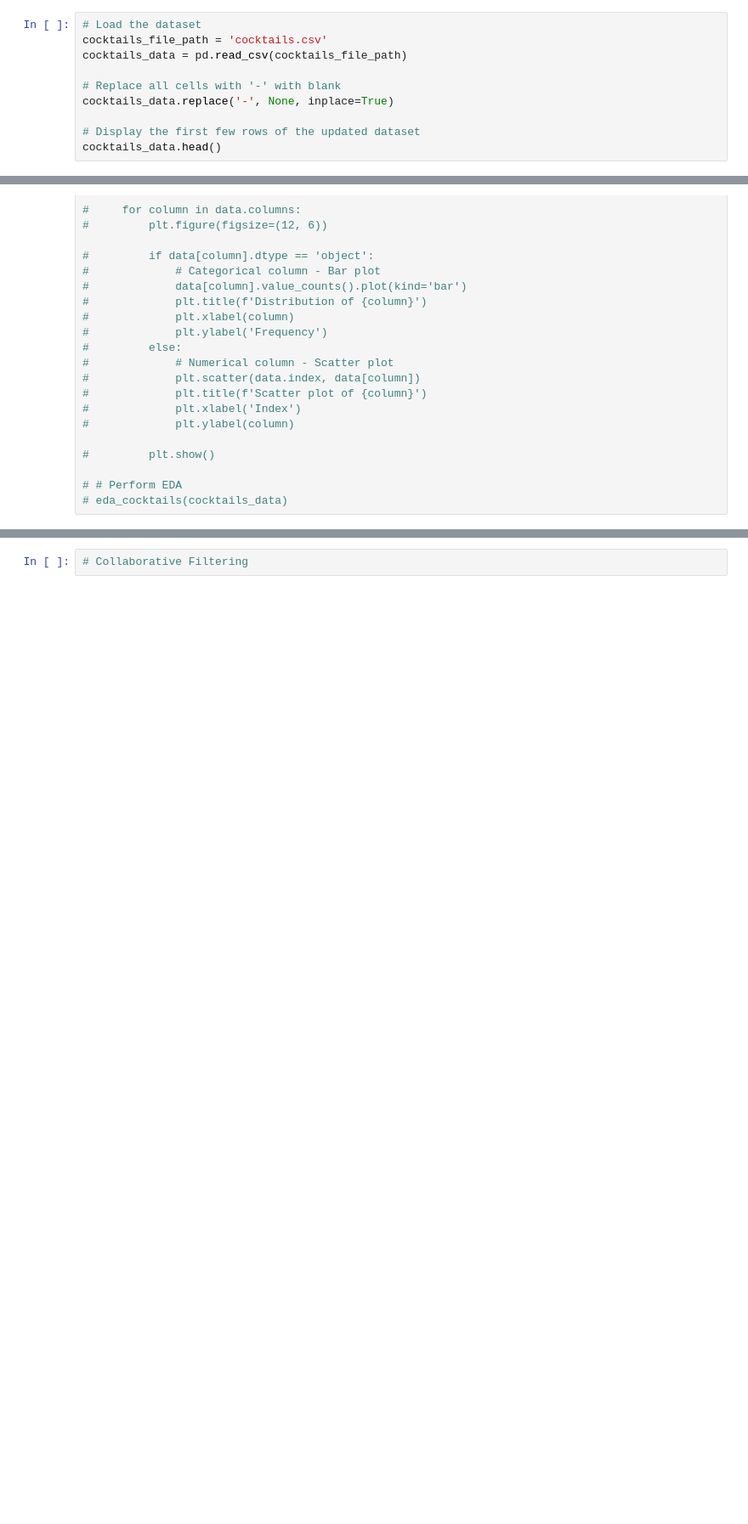
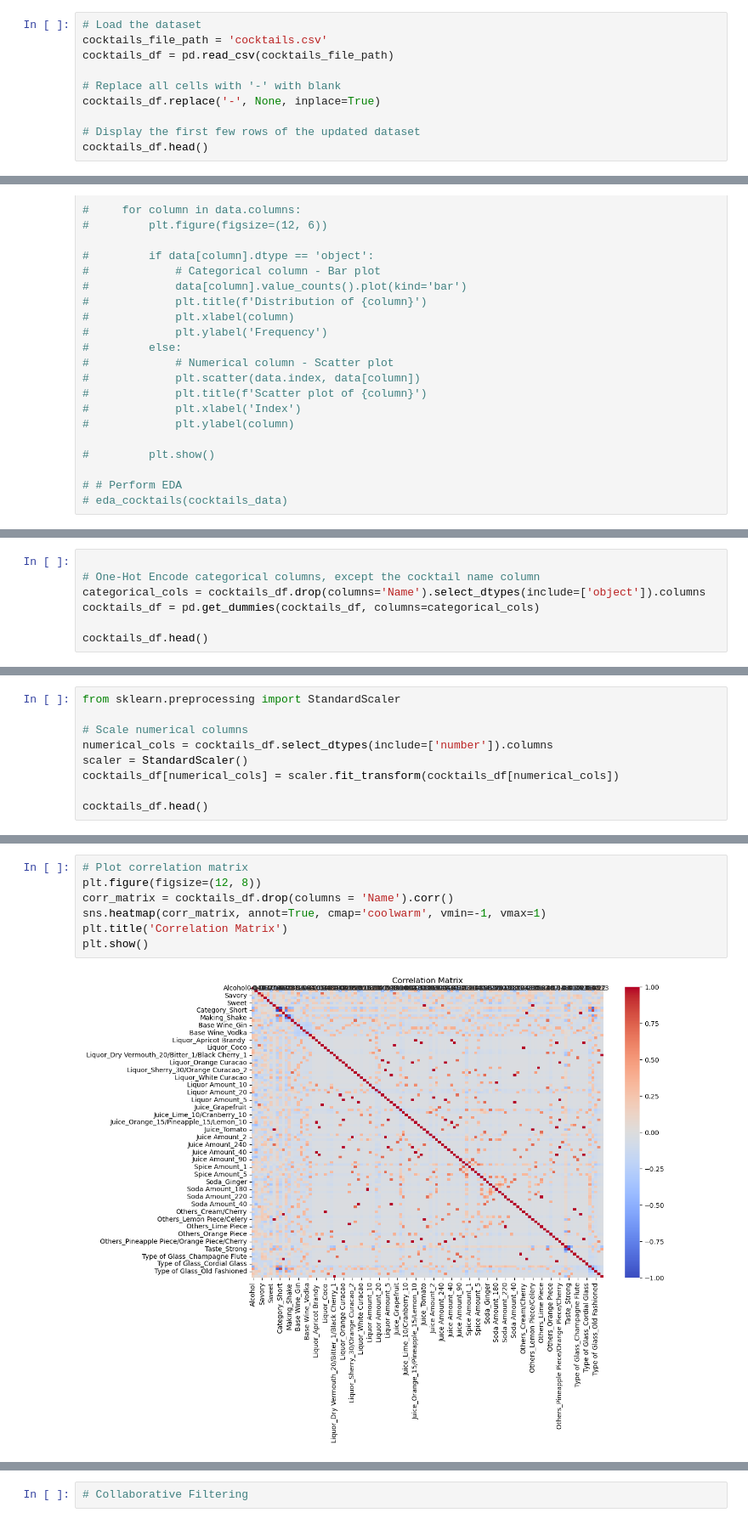
Before and after one commit to dpatel77/CocktailRecommenderSystem, a Jupyter notebook: cocktails.ipynb, the cells around one changed output, grey strips where cells are left out. Shown at 85% size. Cells and saved outputs as stored; diff of their text form; blank space fills up the shorter version.

```diff
--- a/cocktails.ipynb
+++ b/cocktails.ipynb
@@ -52,13 +63,13 @@ import seaborn as sns
 # %%
 # Load the dataset
 cocktails_file_path = 'cocktails.csv'
-cocktails_data = pd.read_csv(cocktails_file_path)
+cocktails_df = pd.read_csv(cocktails_file_path)
 
 # Replace all cells with '-' with blank
-cocktails_data.replace('-', None, inplace=True)
+cocktails_df.replace('-', None, inplace=True)
 
 # Display the first few rows of the updated dataset
-cocktails_data.head()
+cocktails_df.head()
 # %% [output]
 |  | Alcohol | Name | Category | Making | Base Wine | Base Wine Amount | Liquor | Liquor Amount | Juice | ... |
 | 0 | 5 | Tequila Sunset | Short | Blend | Tequila | 30 | None | None | Lemon | ... |
@@ -235,0 +138,7 @@ print(ratings_df.head())
+# %%
+
+# One-Hot Encode categorical columns, except the cocktail name column
+categorical_cols = cocktails_df.drop(columns='Name').select_dtypes(include=['object']).columns
+cocktails_df = pd.get_dummies(cocktails_df, columns=categorical_cols)
+
+cocktails_df.head()
@@ -235,0 +155,9 @@ print(ratings_df.head())
+# %%
+from sklearn.preprocessing import StandardScaler
+
+# Scale numerical columns
+numerical_cols = cocktails_df.select_dtypes(include=['number']).columns
+scaler = StandardScaler()
+cocktails_df[numerical_cols] = scaler.fit_transform(cocktails_df[numerical_cols])
+
+cocktails_df.head()
@@ -235,0 +174,9 @@ print(ratings_df.head())
+# %%
+# Plot correlation matrix
+plt.figure(figsize=(12, 8))
+corr_matrix = cocktails_df.drop(columns = 'Name').corr()
+sns.heatmap(corr_matrix, annot=True, cmap='coolwarm', vmin=-1, vmax=1)
+plt.title('Correlation Matrix')
+plt.show()
+# %% [output]
+[figure, added]
```
Also changed, not shown: parts of 100 cells of this notebook.
